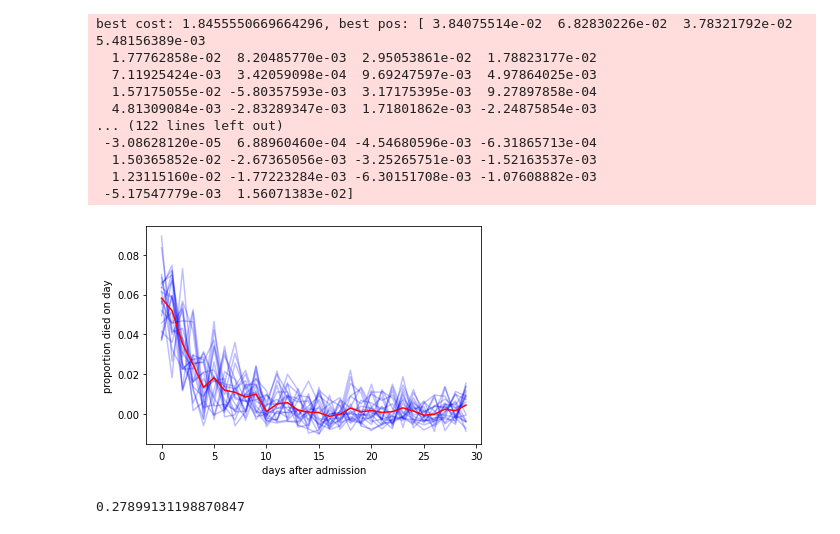
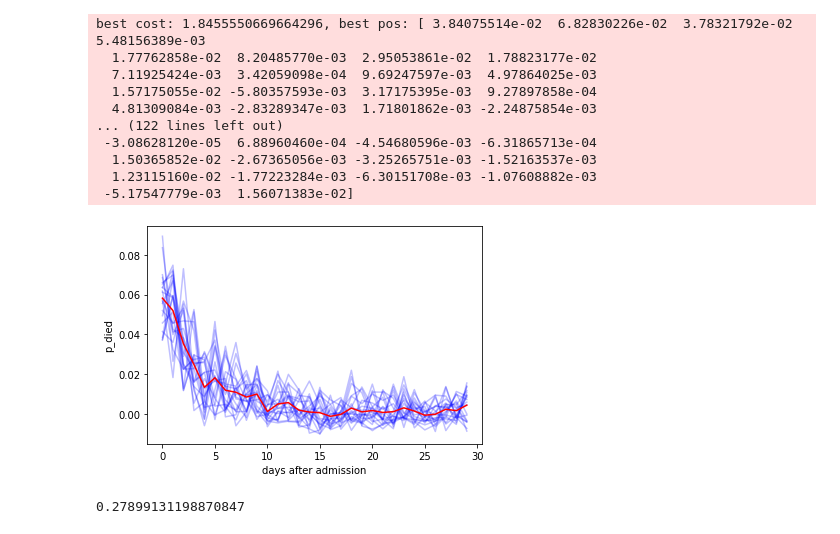
Before and after one commit to nicfreeman1209/covid-19, a Jupyter notebook: South Africa O/alex/graphs.ipynb, the cells around one changed output. Saved outputs shown, nothing was run; the diff lists cells and outputs as text; code cells hidden in the pictures.

```diff
--- a/South Africa O/alex/graphs.ipynb
+++ b/South Africa O/alex/graphs.ipynb
@@ -162,20 +162,20 @@ outputs = np.array(outputs)
 # %%
 plt.clf()
 x = list(range(len(pos)))
 for v in outputs:
     plt.plot(x, v, color="blue", alpha=0.25)
 v_avg = []
 for i in range(len(v)):
     v_avg.append(np.mean(outputs[:,i]))
 plt.plot(x, v_avg, color="red", alpha=1)
 plt.xlabel("days after admission")
-plt.ylabel("proportion died on day")
+plt.ylabel("p_died")
 plt.savefig("convolution.png", bbox_inches='tight', facecolor='white', transparent=False)
 plt.show()
 
 print(np.sum(v_avg))
 # %% [output]
-[figure, old version]
+[figure, new version]
 0.27899131198870847
 # %%
 def diff_axis(scale, ax1, ax2):
```
Also changed, not shown: parts of 2 cells of this notebook, 6 other files.
